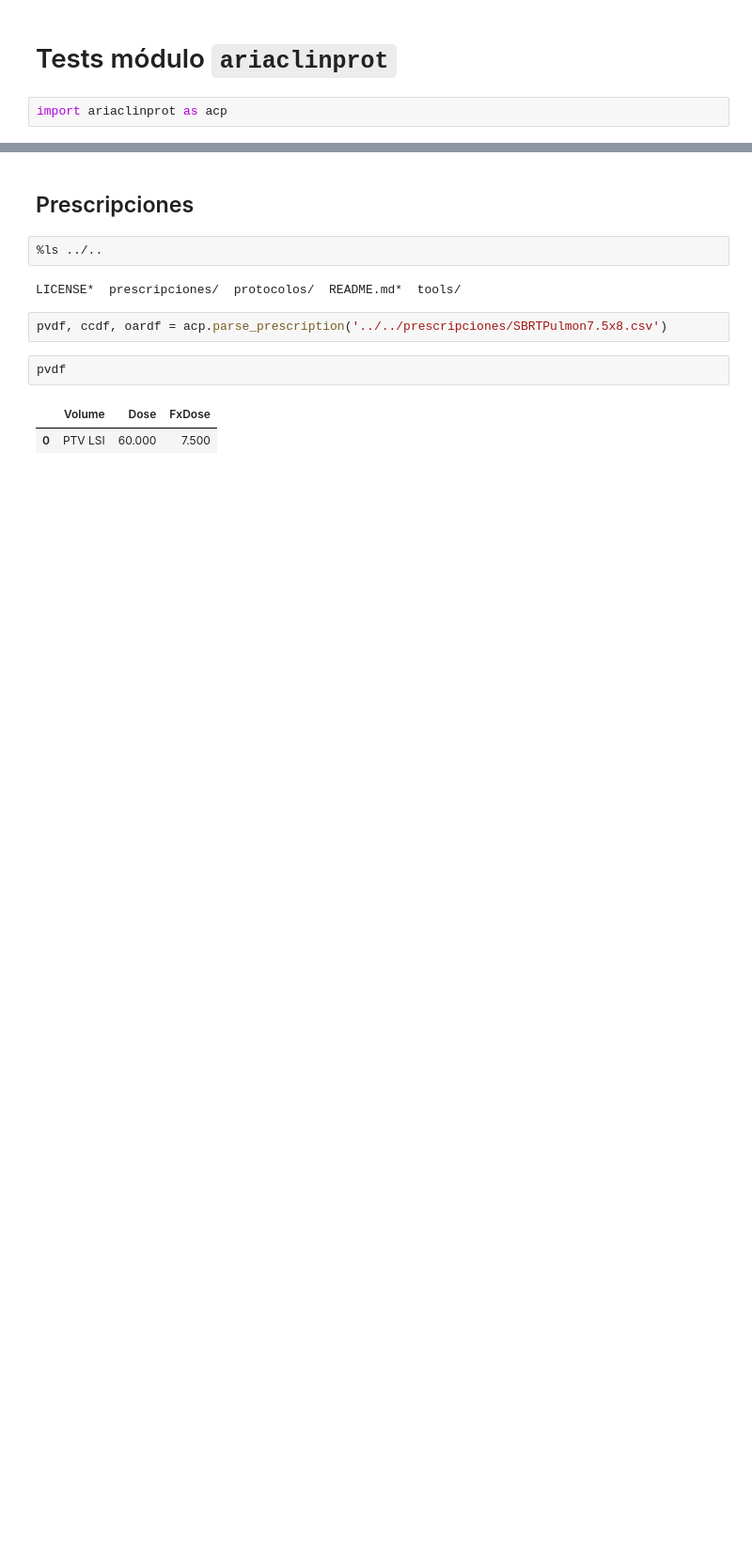
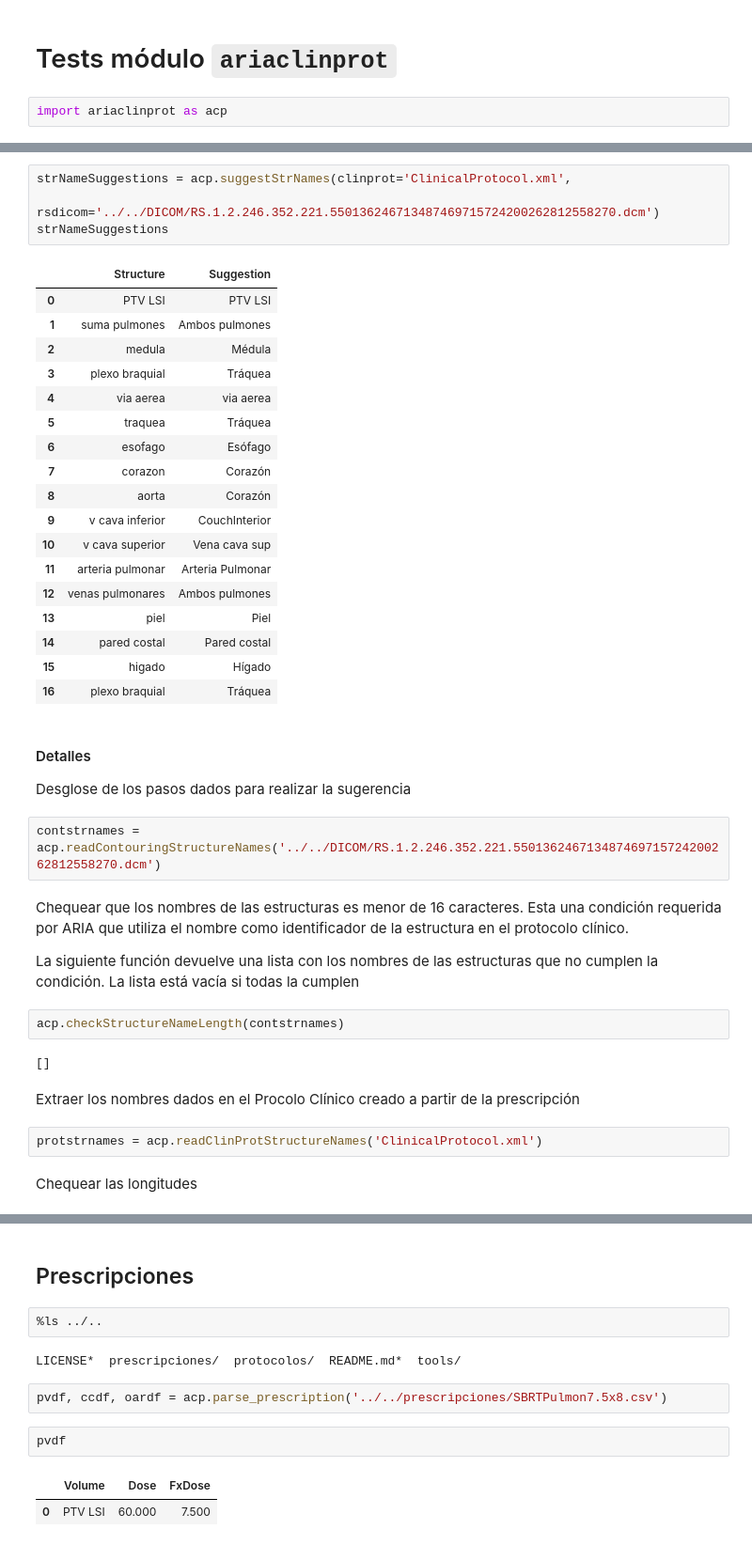
Before and after one commit to csarux/rtpros, a Jupyter notebook: protocolos/clinicos/testariaclinprot.ipynb, the cells around one changed output, grey strips where cells are left out. Shown: that part at 94% size. Saved outputs shown, nothing was run; the diff lists cells and outputs as text; blank space fills up the shorter version.

```diff
--- a/protocolos/clinicos/testariaclinprot.ipynb
+++ b/protocolos/clinicos/testariaclinprot.ipynb
@@ -7,0 +16,42 @@ acp.convertPrescriptionToClinicalProtocol(prescription='../../prescripciones/SBR
+# %%
+strNameSuggestions = acp.suggestStrNames(clinprot='ClinicalProtocol.xml',
+                                         rsdicom='../../DICOM/RS.1.2.246.352.221.550136246713487469715724200262812558270.dcm')
+strNameSuggestions
+# %% [output]
+|  | Structure | Suggestion |
+| 0 | PTV LSI | PTV LSI |
+| 1 | suma pulmones | Ambos pulmones |
+| 2 | medula | Médula |
+| 3 | plexo braquial | Tráquea |
+| 4 | via aerea | via aerea |
+| 5 | traquea | Tráquea |
+| 6 | esofago | Esófago |
+| 7 | corazon | Corazón |
+| 8 | aorta | Corazón |
+| 9 | v cava inferior | CouchInterior |
+| 10 | v cava superior | Vena cava sup |
+| 11 | arteria pulmonar | Arteria Pulmonar |
+| 12 | venas pulmonares | Ambos pulmones |
+| 13 | piel | Piel |
+| 14 | pared costal | Pared costal |
+| 15 | higado | Hígado |
+| 16 | plexo braquial | Tráquea |
+# %% [markdown]
+#### Detalles
+Desglose de los pasos dados para realizar la sugerencia
+# %%
+contstrnames = acp.readContouringStructureNames('../../DICOM/RS.1.2.246.352.221.550136246713487469715724200262812558270.dcm')
+# %% [markdown]
+Chequear que los nombres de las estructuras es menor de 16 caracteres. Esta una condición requerida por ARIA que utiliza el nombre como identificador de la estructura en el protocolo clínico.
+
+La siguiente función devuelve una lista con los nombres de las estructuras que no cumplen la condición. La lista está vacía si todas la cumplen
+# %%
+acp.checkStructureNameLength(contstrnames)
+# %% [output]
+[]
+# %% [markdown]
+Extraer los nombres dados en el Procolo Clínico creado a partir de la prescripción
+# %%
+protstrnames = acp.readClinProtStructureNames('ClinicalProtocol.xml')
+# %% [markdown]
+Chequear las longitudes
```
Also changed, not shown: parts of 18 cells of this notebook.
